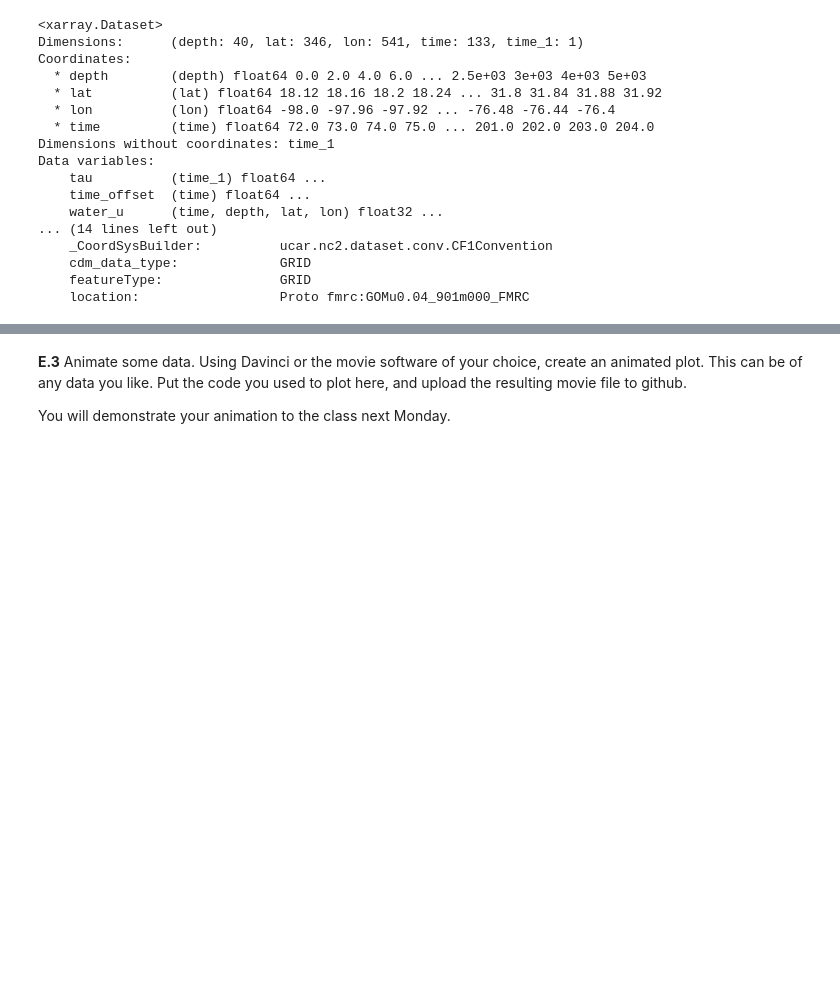
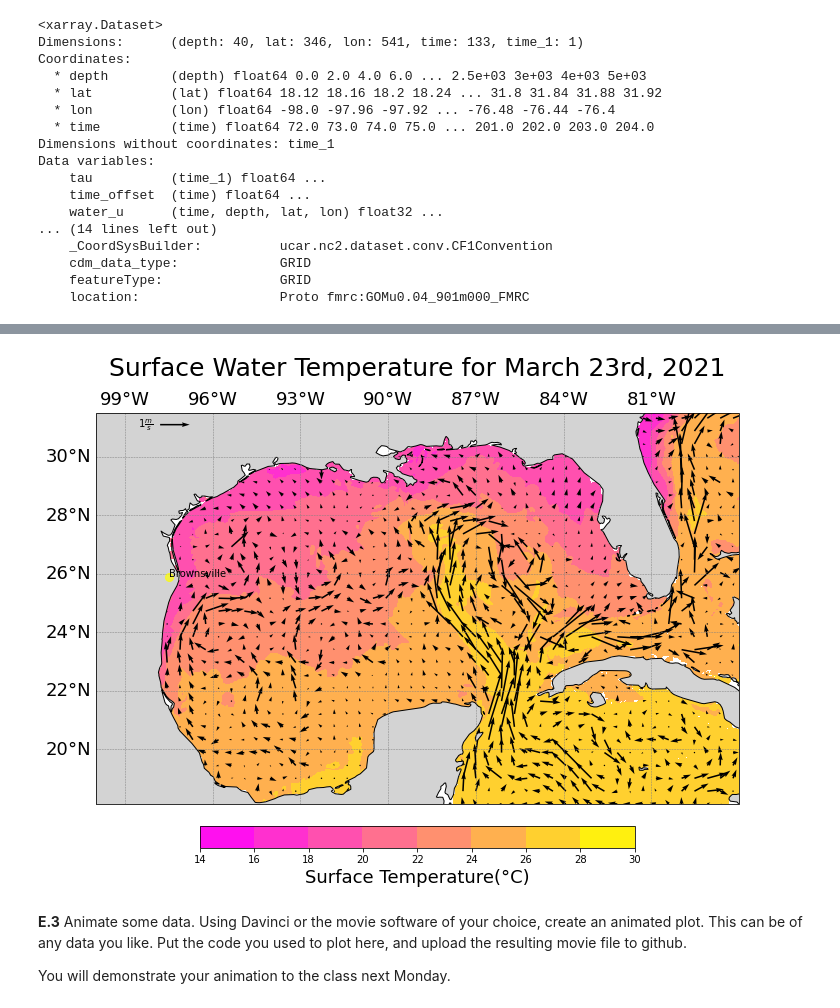
Before and after one commit to chsharrison/IntroSciComp_S2021, a Jupyter notebook: Tovar_Reyna/Tovar_Lab10.1_cartopy_movies.ipynb, the cells around one changed output, grey strips where cells are left out. Cells and saved outputs as stored; diff of their text form; code cells hidden in the pictures; blank space fills up the shorter version.

```diff
--- a/Tovar_Reyna/Tovar_Lab10.1_cartopy_movies.ipynb
+++ b/Tovar_Reyna/Tovar_Lab10.1_cartopy_movies.ipynb
@@ -498,3 +455,70 @@ plt.savefig('sea_temp')
+# %%
+
+step = np.arange(20,35,0.5)     #sets the levels to be used in the projection
+i=0
+b =11
+
+    #Creates the type of projection and the area of the projection
+fig, ax = plt.subplots(figsize =(15,8),subplot_kw=dict(projection=ccrs.PlateCarree()))
+ax.set_extent([260,282, 18.11, 31.5])
+
+    #changes the background of the map, should be ocean instead of land but it wouldnt work
+var = sea_temp.water_temp[i,0,:,:]
+
+
+    #set variables from the data that will be plotted onto the map
+x = sea_temp.lon
+y = sea_temp.lat
+U = sea_temp.water_u[i,0,:,:]
+V = sea_temp.water_v[i,0,:,:]
+
+
+
+    #Contours the data on tho the map projection
+p = ax.contourf(x, y,var, transform=ccrs.PlateCarree(), cmap = 'spring')
+
+    #Creates colorbar based on the contour
+cbar = plt.colorbar( p, orientation='horizontal', pad=0.05, fraction=0.05)
+cbar.set_label("Surface Temperature" +'(\N{DEGREE SIGN}C)', size = 18)
+
+
+
+    #Creates the quiver arrows and places the quiver key at the top left
+Q = plt.quiver(x[::b], y[::b], U[::b, ::b], V[::b, ::b],units= 'xy',linewidth=.05)
+qk = plt.quiverkey(Q, 0.1,0.97, 1, r'$1 \frac{m}{s}$', labelpos="W")
+
+
+
+    #Sets the land onto the projection with the right color and scale
+land_50m = cfeature.NaturalEarthFeature('physical', 'land', '50m',
+                                        edgecolor='black',
+                                        facecolor='lightgray')
+ax.add_feature(land_50m)
+
+
+#Sets the graph title and format the size and location of the title
+ax.set_title(('Surface Water Temperature for March 23rd, 2021'), y=1.08, fontsize=25)
+
+
+
+    ##Set formats. ex. x and y labels, and how to set up the x and y labels, and label font size
+        #and sets the grid lines on the graph
+    ##Set the grid lines to another variable so it edits the grid variables and not the whole map
+gl = ax.gridlines(crs=ccrs.PlateCarree(), draw_labels=False,
+              linewidth=.5, color='gray', linestyle='--')
+gl.xlabels_top = True
+gl.ylabels_left = True
+gl.xformatter = LONGITUDE_FORMATTER
+gl.yformatter = LATITUDE_FORMATTER
+gl.xlabel_style = {'size' : 18}
+gl.ylabel_style = {'size' : 18}
+ax.plot(-97.4975,25.9017, marker='o', color='yellow', markersize=8,
+            alpha=0.7, transform=ccrs.Geodetic())
+ax.text(-97.4975, 25.9017, 'Brownsville', transform=ccrs.Geodetic())
+
+plt.savefig('March 26th 2021')
+# %% [output]
+[figure, added]
 # %% [markdown]
 **E.3** Animate some data. Using Davinci or the movie software of your choice, create an animated plot. This can be of any data you like. Put the code you used to plot here, and upload the resulting movie file to github.
 
```
Also changed, not shown: parts of 13 cells of this notebook.
